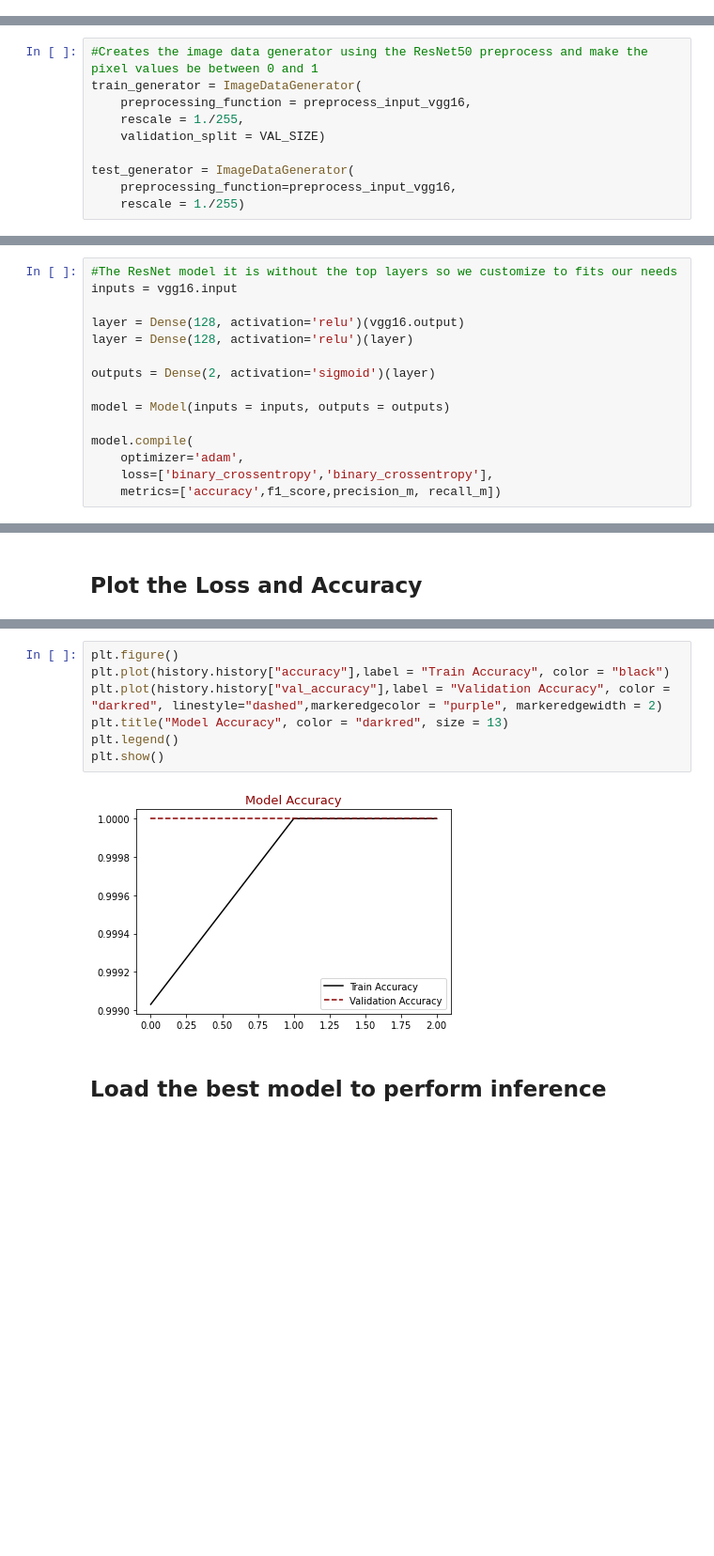
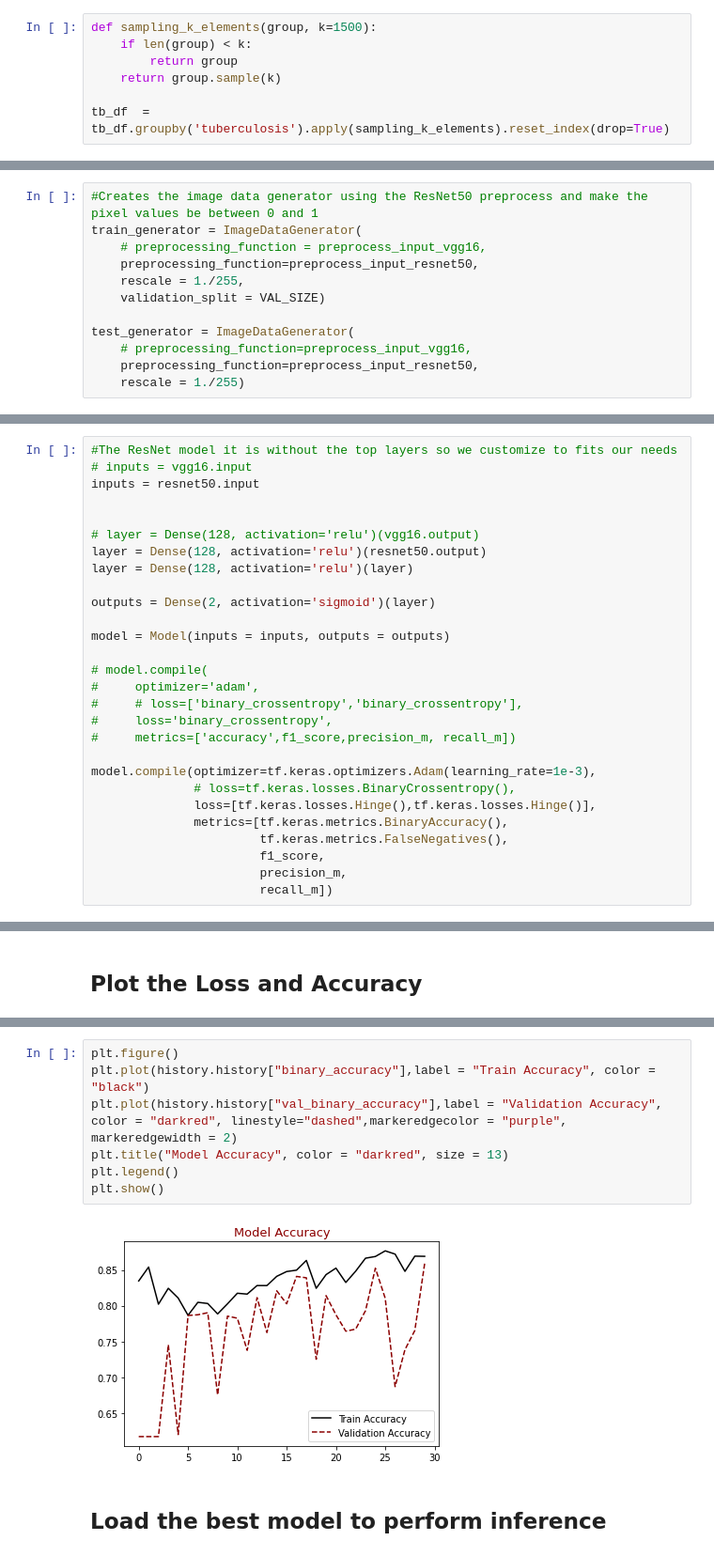
Before and after one commit to CostaDiego/tuberculosis_detection, a Jupyter notebook: tf-tuberculosis_detection.ipynb, the cells around one changed output, grey strips where cells are left out. Shown at 94% size. Cells and saved outputs as stored; diff of their text form; blank space fills up the shorter version.

Commit message:
Chore(tuberculosis_detection): Clean stack

```diff
--- a/tf-tuberculosis_detection.ipynb
+++ b/tf-tuberculosis_detection.ipynb
@@ -74,3 +75,10 @@ tb_df
 | 15756 | Tuberculosis-237.png | dataset/TB_Chest_Radiography_Data... | 1 | 1 |
 | 15757 | Tuberculosis-112.png | dataset/TB_Chest_Radiography_Data... | 1 | 1 |
 15758 rows × 4 columns
+# %%
+def sampling_k_elements(group, k=1500):
+    if len(group) < k:
+        return group
+    return group.sample(k)
+
+tb_df  = tb_df.groupby('tuberculosis').apply(sampling_k_elements).reset_index(drop=True)
@@ -113,12 +145,14 @@ test_df
 # %%
 #Creates the image data generator using the ResNet50 preprocess and make the pixel values be between 0 and 1
 train_generator = ImageDataGenerator(
-    preprocessing_function = preprocess_input_vgg16,
+    # preprocessing_function = preprocess_input_vgg16,
+    preprocessing_function=preprocess_input_resnet50,
     rescale = 1./255,
     validation_split = VAL_SIZE)
 
 test_generator = ImageDataGenerator(
-    preprocessing_function=preprocess_input_vgg16,
+    # preprocessing_function=preprocess_input_vgg16,
+    preprocessing_function=preprocess_input_resnet50,
     rescale = 1./255)
 # %%
 #To optimize the RAM usage, we use the flow method from generator continuously provide images
@@ -236,18 +273,31 @@ coreClock: 1.56GHz coreCount: 16 deviceMemorySize: 3.82GiB deviceMemoryBandwidth
 # %%
 #The ResNet model it is without the top layers so we customize to fits our needs
-inputs = vgg16.input
+# inputs = vgg16.input
+inputs = resnet50.input
 
-layer = Dense(128, activation='relu')(vgg16.output)
+
+# layer = Dense(128, activation='relu')(vgg16.output)
+layer = Dense(128, activation='relu')(resnet50.output)
 layer = Dense(128, activation='relu')(layer)
 
 outputs = Dense(2, activation='sigmoid')(layer)
 
 model = Model(inputs = inputs, outputs = outputs)
 
-model.compile(
-    optimizer='adam',
-    loss=['binary_crossentropy','binary_crossentropy'],
-    metrics=['accuracy',f1_score,precision_m, recall_m])
+# model.compile(
+#     optimizer='adam',
+#     # loss=['binary_crossentropy','binary_crossentropy'],
+#     loss='binary_crossentropy',
+#     metrics=['accuracy',f1_score,precision_m, recall_m])
+
+model.compile(optimizer=tf.keras.optimizers.Adam(learning_rate=1e-3),
+              # loss=tf.keras.losses.BinaryCrossentropy(),
+              loss=[tf.keras.losses.Hinge(),tf.keras.losses.Hinge()],
+              metrics=[tf.keras.metrics.BinaryAccuracy(),
+                       tf.keras.metrics.FalseNegatives(),
+                       f1_score,
+                       precision_m,
+                       recall_m])
 # %%
 #Defines the callbacks to use during training
 
@@ -319,12 +389,12 @@ plt.show()
 # %%
 plt.figure()
-plt.plot(history.history["accuracy"],label = "Train Accuracy", color = "black")
-plt.plot(history.history["val_accuracy"],label = "Validation Accuracy", color = "darkred", linestyle="dashed",markeredgecolor = "purple", markeredgewidth = 2)
+plt.plot(history.history["binary_accuracy"],label = "Train Accuracy", color = "black")
+plt.plot(history.history["val_binary_accuracy"],label = "Validation Accuracy", color = "darkred", linestyle="dashed",markeredgecolor = "purple", markeredgewidth = 2)
 plt.title("Model Accuracy", color = "darkred", size = 13)
 plt.legend()
 plt.show()
 # %% [output]
-[figure, old version]
+[figure, new version]
 # %% [markdown]
 ## Load the best model to perform inference
 # %%
```
Also changed, not shown: parts of 18 cells of this notebook, 1 other file.
